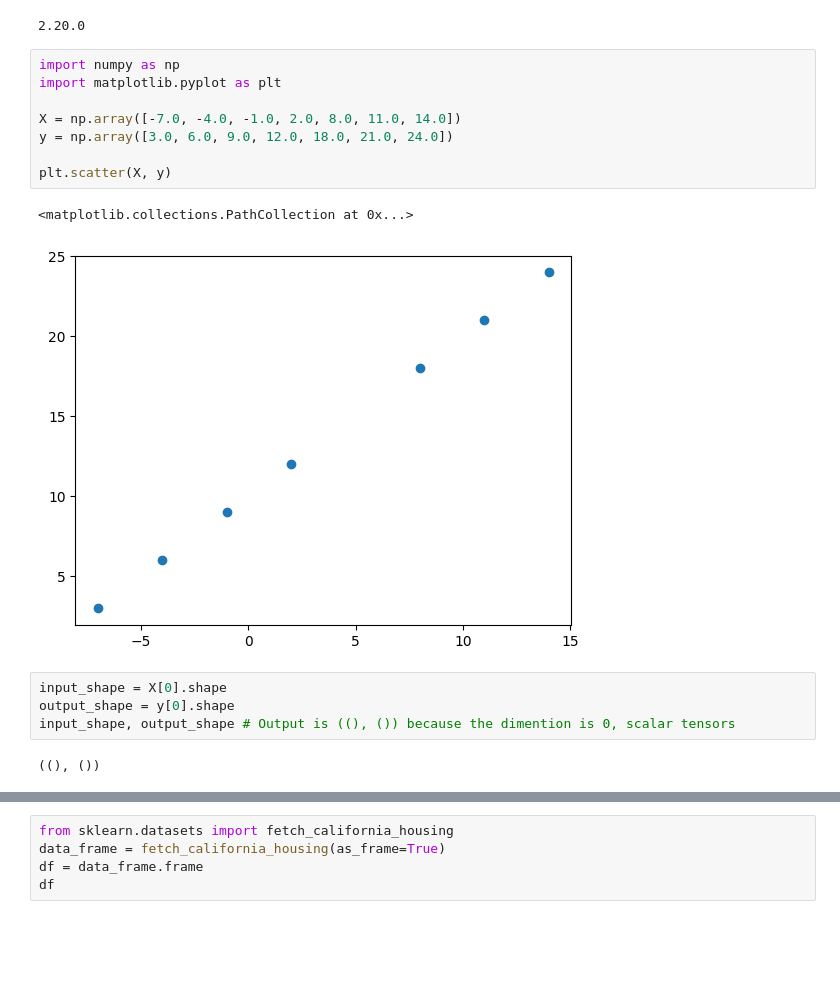
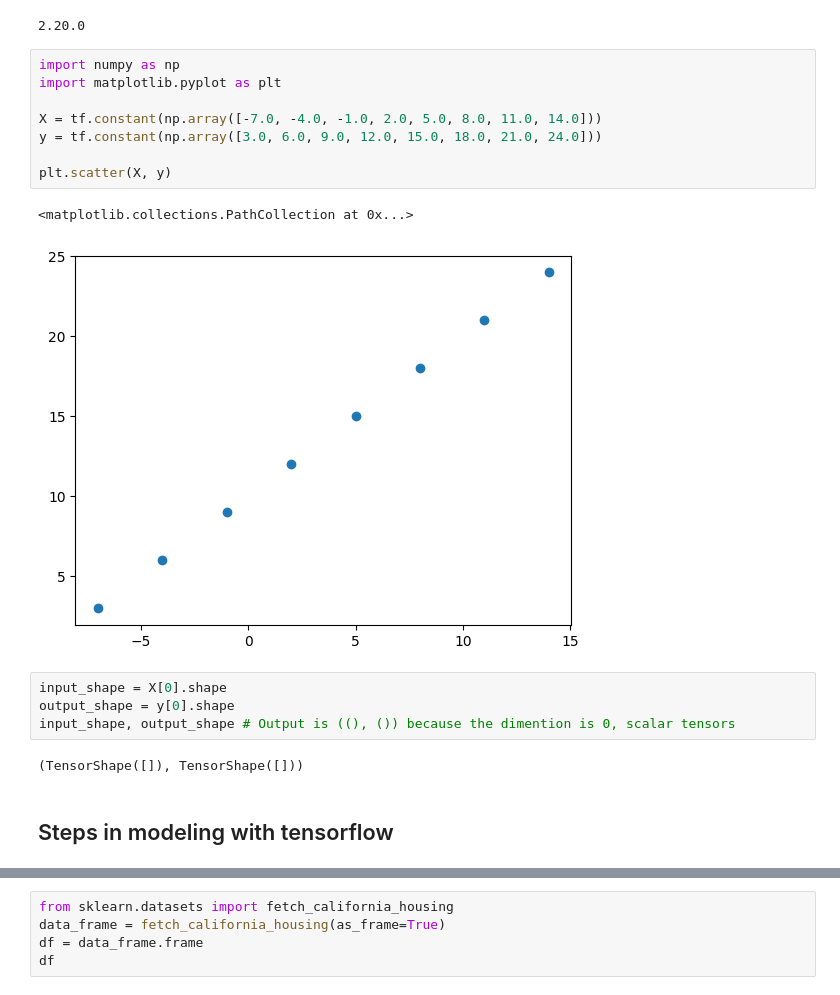
Before and after one commit to Sayantan615/Practice-Code, a Jupyter notebook: Tensorflow Labs/tensorflow_regression.ipynb, the cells around one changed output, grey strips where cells are left out. Cells and saved outputs as stored; diff of their text form; blank space fills up the shorter version.

```diff
--- a/Tensorflow Labs/tensorflow_regression.ipynb
+++ b/Tensorflow Labs/tensorflow_regression.ipynb
@@ -17,17 +17,19 @@ print(tf.__version__)
 # %%
 import numpy as np
 import matplotlib.pyplot as plt
 
-X = np.array([-7.0, -4.0, -1.0, 2.0, 8.0, 11.0, 14.0])
-y = np.array([3.0, 6.0, 9.0, 12.0, 18.0, 21.0, 24.0])
+X = tf.constant(np.array([-7.0, -4.0, -1.0, 2.0, 5.0, 8.0, 11.0, 14.0]))
+y = tf.constant(np.array([3.0, 6.0, 9.0, 12.0, 15.0, 18.0, 21.0, 24.0]))
 
 plt.scatter(X, y)
 # %% [output]
 <matplotlib.collections.PathCollection at 0x...>
-[figure, old version]
+[figure, new version]
 # %%
 input_shape = X[0].shape
 output_shape = y[0].shape
 input_shape, output_shape # Output is ((), ()) because the dimention is 0, scalar tensors
 # %% [output]
-((), ())
+(TensorShape([]), TensorShape([]))
+# %% [markdown]
+## Steps in modeling with tensorflow
```
Also changed, not shown: parts of 21 cells of this notebook.
